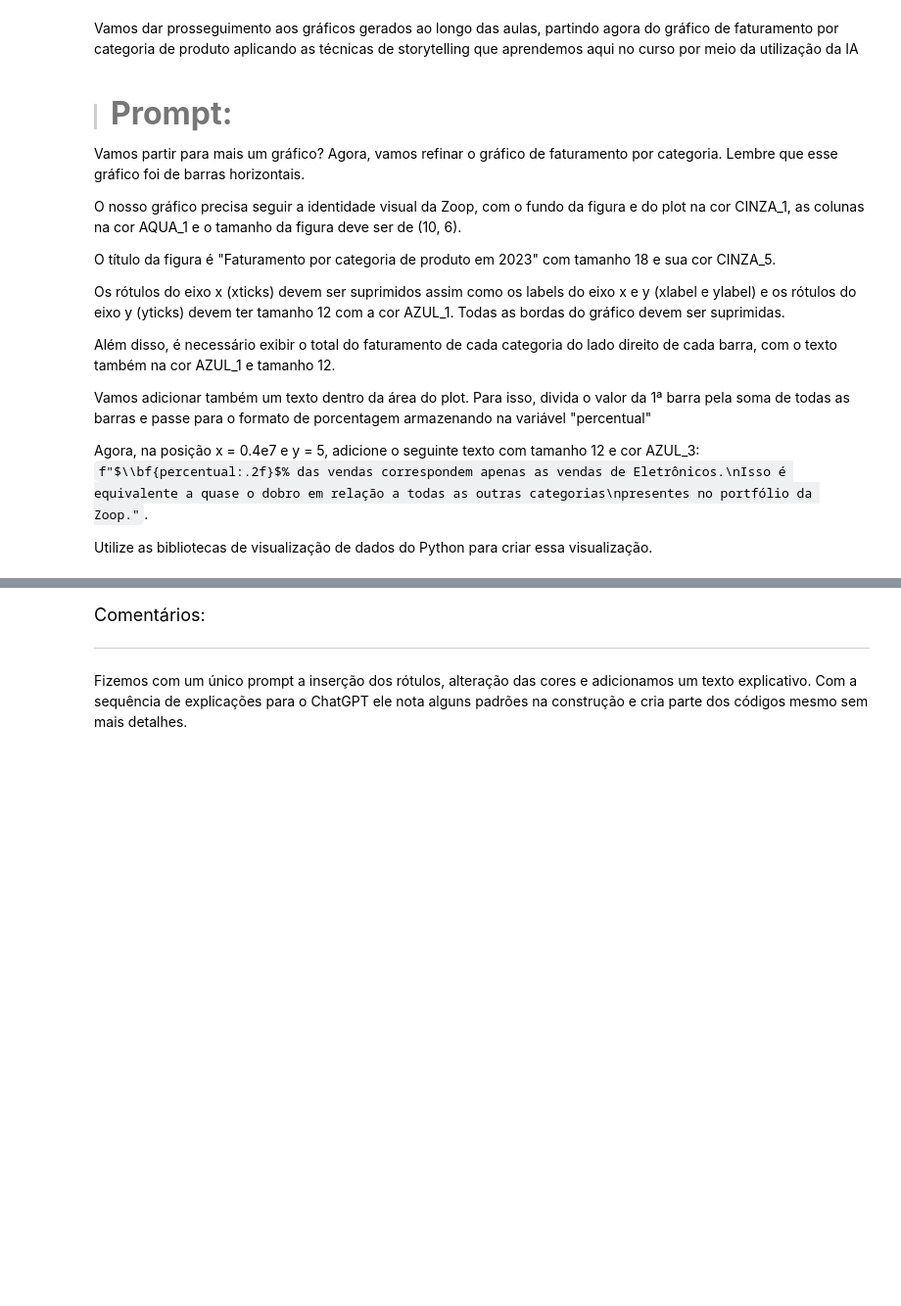
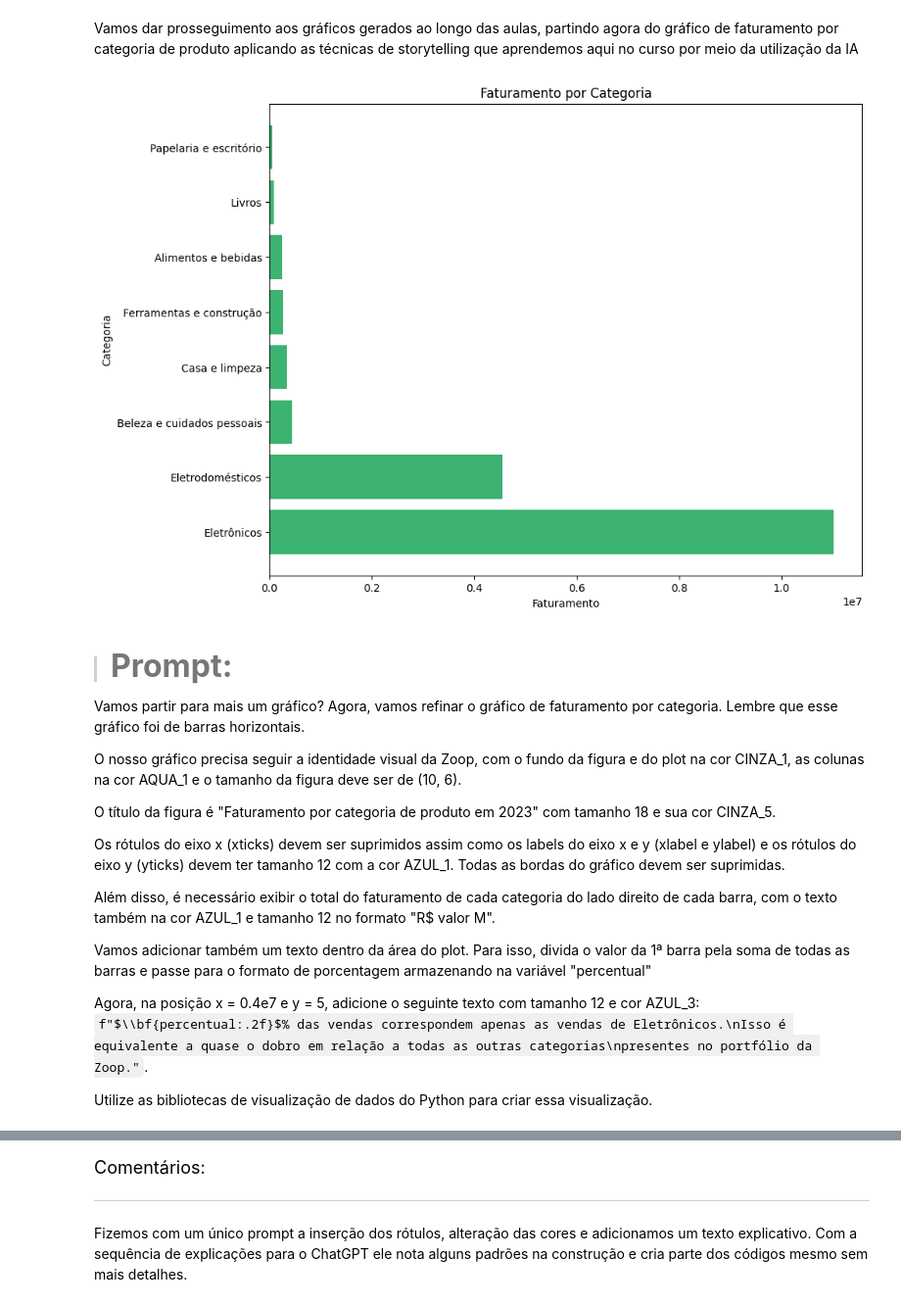
Before and after one commit to Enoque12/Projecto_Inicial_IA_Aplicada_na_Ciencia_de_Dados, a Jupyter notebook: Projeto_Inicial_IA_aplicada_a_Data_Science.ipynb, the cells around one changed output, grey strips where cells are left out. Shown at 98% size. Cells and saved outputs as stored; diff of their text form; code cells hidden in the pictures; blank space fills up the shorter version.

```diff
--- a/Projeto_Inicial_IA_aplicada_a_Data_Science.ipynb
+++ b/Projeto_Inicial_IA_aplicada_a_Data_Science.ipynb
@@ -1470,23 +1490,25 @@ Vamos dar prosseguimento aos gráficos gerados ao longo das aulas, partindo agor
 # %%
 import matplotlib.pyplot as plt
 
 # Calcular o faturamento para cada categoria
 df['faturamento'] = (df['preco_unitario'] * df['quantidade']) + df['frete']
 
 # Agrupar por categoria e calcular o faturamento total
 faturamento_por_categoria = df.groupby('categoria')['faturamento'].sum().reset_index()
 
 # Ordenar por faturamento
 faturamento_por_categoria = faturamento_por_categoria.sort_values(by='faturamento', ascending=False)
 
 # Visualização
 plt.figure(figsize=(10, 8))
-plt.barh(faturamento_por_categoria['categoria'], faturamento_por_categoria['faturamento'], color='skyblue')
+plt.barh(faturamento_por_categoria['categoria'], faturamento_por_categoria['faturamento'], color='mediumseagreen')
 plt.title('Faturamento por Categoria')
 plt.xlabel('Faturamento')
 plt.ylabel('Categoria')
 
 plt.show()
+# %% [output]
+[figure, added]
 # %% [markdown]
 > #### <strong><font color="7b71ff" size =6>Prompt:</font></strong>
 
@@ -1498,7 +1520,7 @@ O título da figura é "Faturamento por categoria de produto em 2023" com tamanh
 
 Os rótulos do eixo x (xticks) devem ser suprimidos assim como os labels do eixo x e y (xlabel e ylabel) e os rótulos do eixo y (yticks) devem ter tamanho 12 com a cor AZUL_1. Todas as bordas do gráfico devem ser suprimidas.
 
-Além disso, é necessário exibir o total do faturamento de cada categoria do lado direito de cada barra, com o texto também na cor AZUL_1 e tamanho 12.
+Além disso, é necessário exibir o total do faturamento de cada categoria do lado direito de cada barra, com o texto também na cor AZUL_1 e tamanho 12 no formato "R$ valor M".
 
 Vamos adicionar também um texto dentro da área do plot. Para isso, divida o valor da 1ª barra pela soma de todas as barras e passe para o formato de porcentagem armazenando na variável "percentual"
 
```
Also changed, not shown: parts of 8 cells of this notebook.
